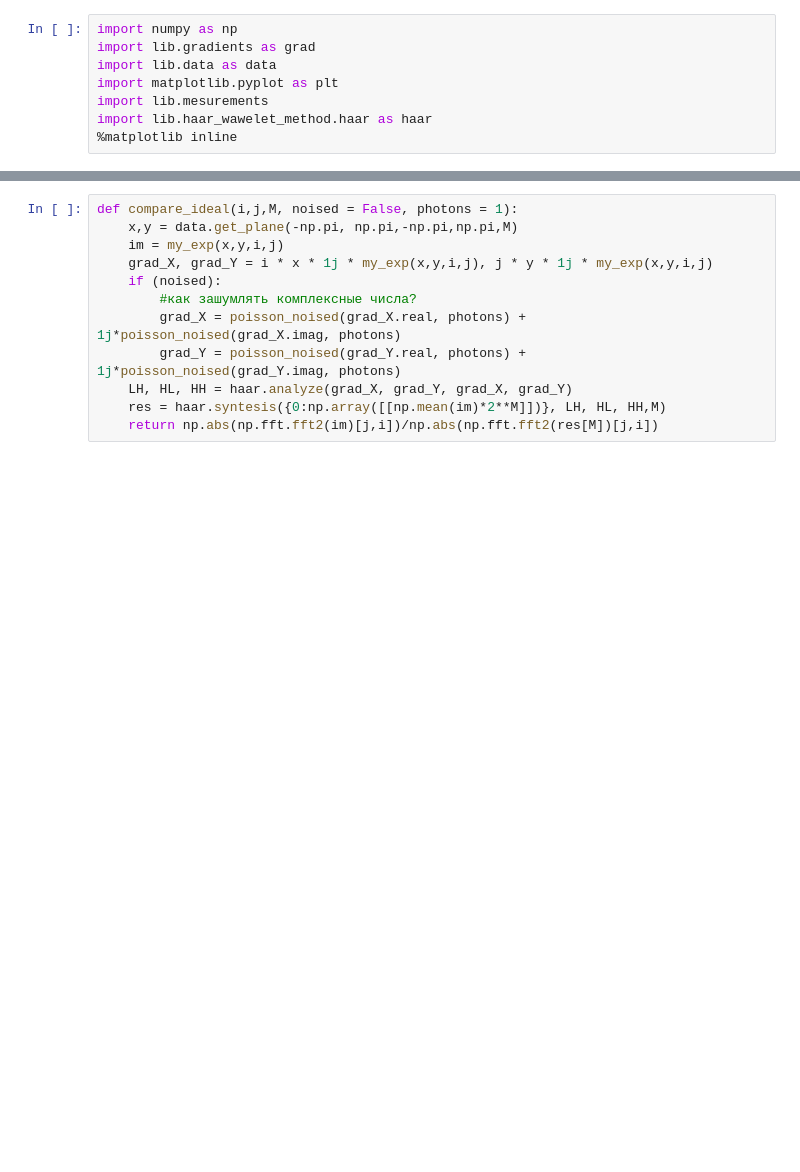
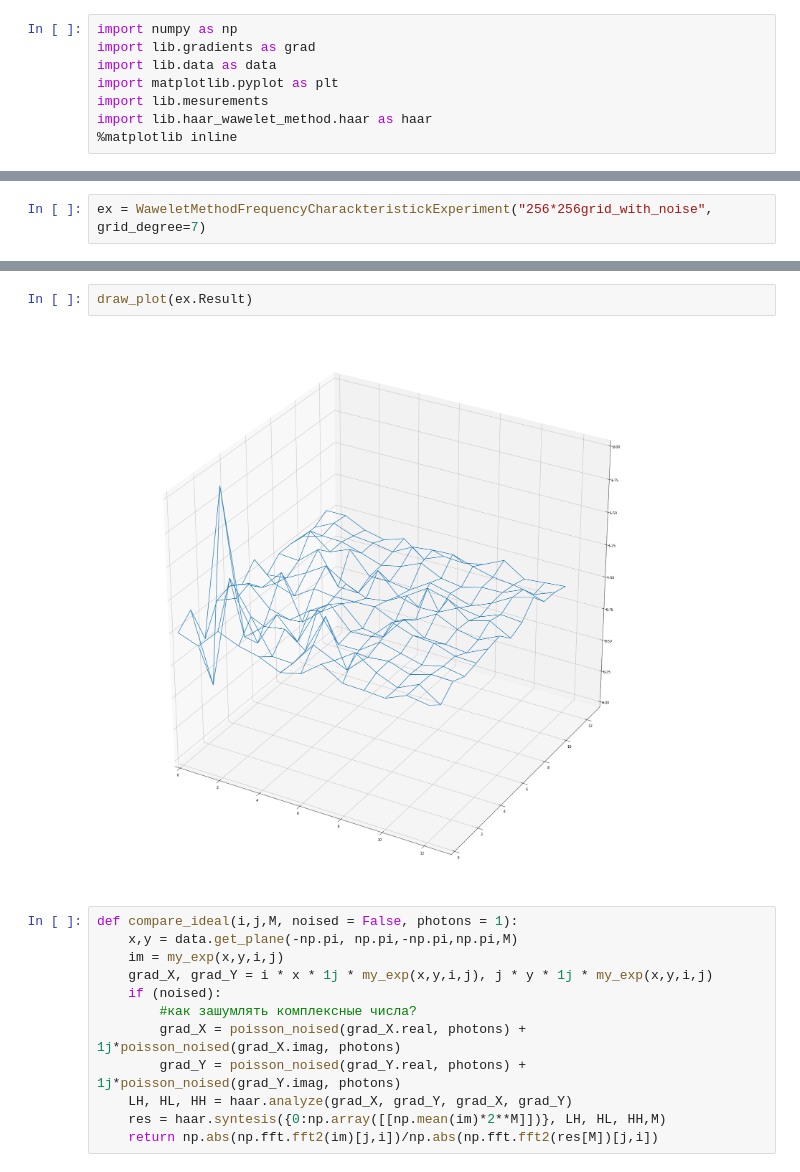
Before and after one commit to Satbek/-ourse-work-sem7, a Jupyter notebook: src/Frequency charachteristik.ipynb, the cells around one changed output, grey strips where cells are left out. Cells and saved outputs as stored; diff of their text form; blank space fills up the shorter version.

```diff
--- a/src/Frequency charachteristik.ipynb
+++ b/src/Frequency charachteristik.ipynb
@@ -91,0 +29,2 @@ z.shape
+# %%
+ex = WaweletMethodFrequencyCharackteristickExperiment("256*256grid_with_noise", grid_degree=7)
@@ -92,3 +54,7 @@ z.shape
+# %%
+draw_plot(ex.Result)
+# %% [output]
+[figure, added]
 # %%
 def compare_ideal(i,j,M, noised = False, photons = 1):
     x,y = data.get_plane(-np.pi, np.pi,-np.pi,np.pi,M)
```
Also changed, not shown: parts of 13 cells of this notebook, 8 other files.
